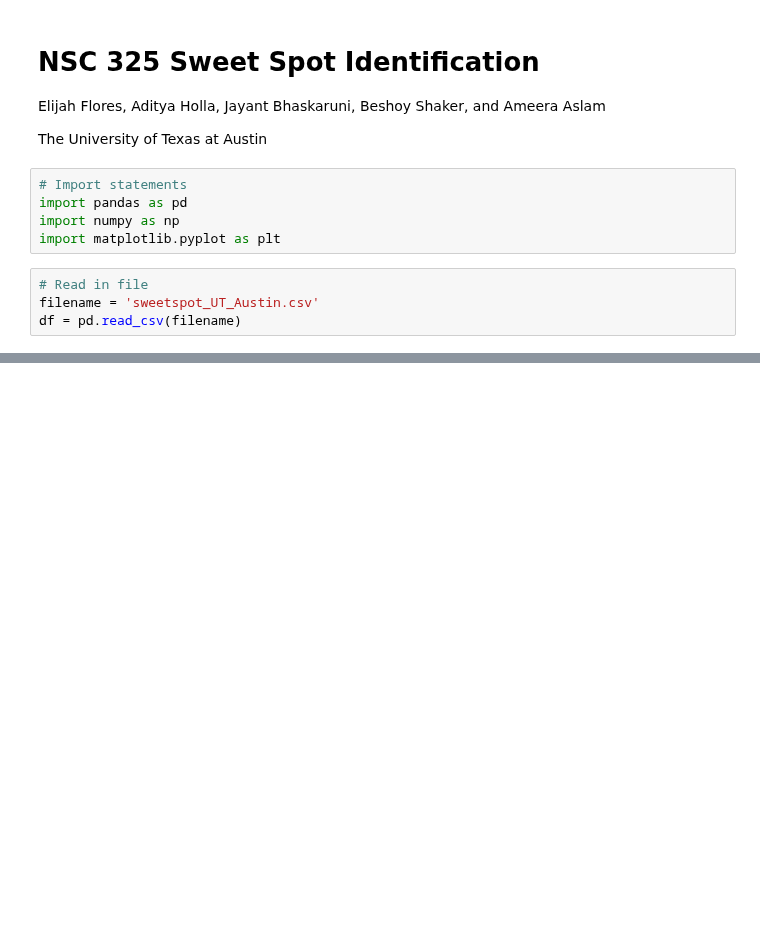
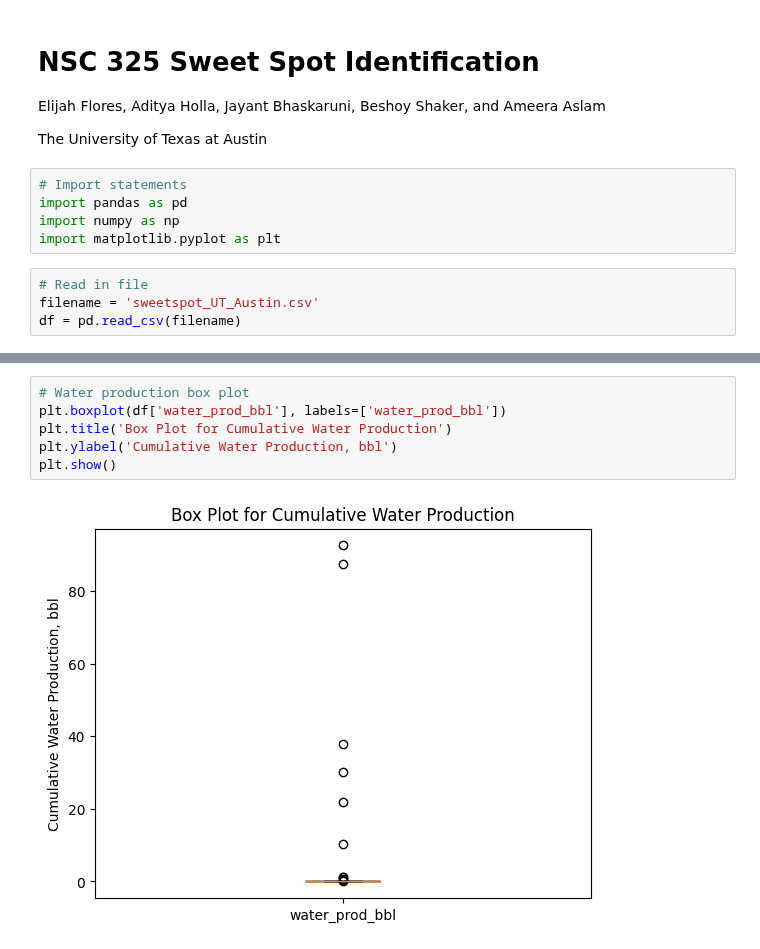
Before and after one commit to elnflores/NSC-325-Sweet-Spot-Identification, a Jupyter notebook: Sweet-Spot-Identification.ipynb, the cells around one changed output, grey strips where cells are left out. Cells and saved outputs as stored; diff of their text form; blank space fills up the shorter version.

```diff
--- a/Sweet-Spot-Identification.ipynb
+++ b/Sweet-Spot-Identification.ipynb
@@ -92,0 +102,8 @@ df.head()
+# %%
+# Water production box plot
+plt.boxplot(df['water_prod_bbl'], labels=['water_prod_bbl'])
+plt.title('Box Plot for Cumulative Water Production')
+plt.ylabel('Cumulative Water Production, bbl')
+plt.show()
+# %% [output]
+[figure, added]
```
Also changed, not shown: parts of 3 cells of this notebook.
